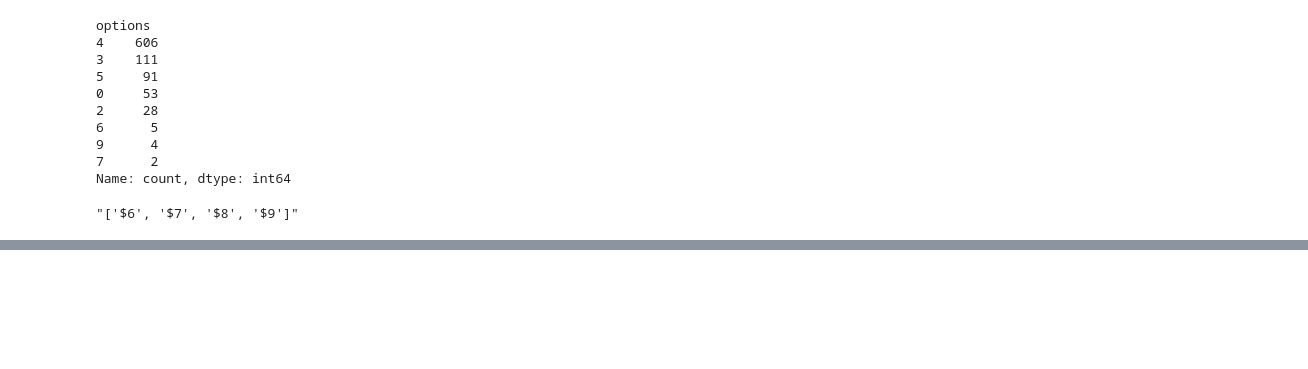
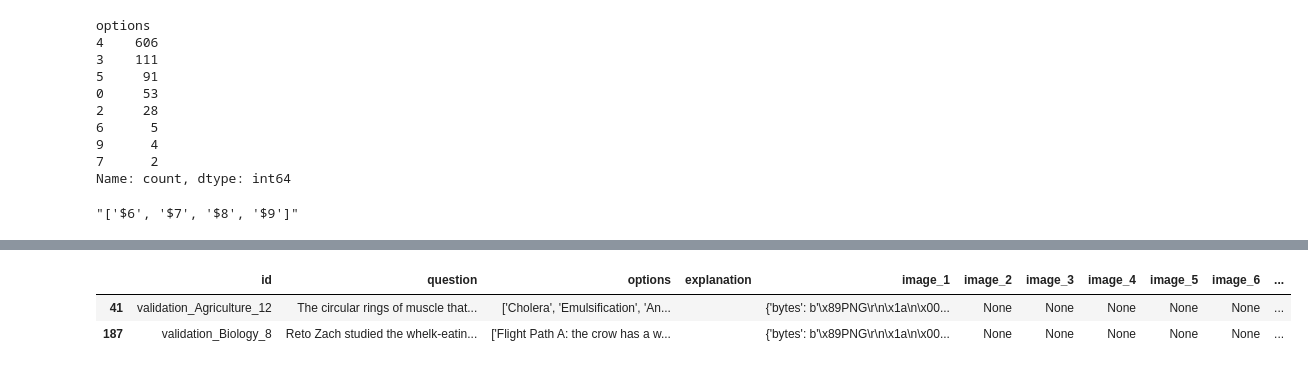
Before and after one commit to vision-x-nyu/test-set-training, a Jupyter notebook: notebooks/mmmu.ipynb, the cells around one changed output, grey strips where cells are left out. Saved outputs shown, nothing was run; the diff lists cells and outputs as text; code cells hidden in the pictures; blank space fills up the shorter version.

```diff
--- a/notebooks/mmmu.ipynb
+++ b/notebooks/mmmu.ipynb
@@ -148,0 +278,16 @@ df.options[0]
+# %%
+from sentence_transformers import SentenceTransformer
+from scipy.cluster.hierarchy import linkage
+import numpy as np, pandas as pd
+
+model  = SentenceTransformer("all-MiniLM-L6-v2")   # or any embedding you like
+labels = df['subfield'].tolist()                  # your 130 × 1 series
+X      = model.encode(labels)                     # (n, 384)
+
+Z = linkage(X, method="average", metric="cosine") # produces the dendrogram
+# %%
+from sknetwork.hierarchy import cut_balanced      # pip install scikit-network
+
+balanced_labels = cut_balanced(Z, max_cluster_size=200)  # ≤ 15 per bucket
+df['cluster'] = balanced_labels
+df.head()
@@ -148,0 +315,6 @@ df.options[0]
+# %%
+df[df["cluster"].isin([8])]
+# %% [output]
+|  | id | question | options | explanation | image_1 | image_2 | image_3 | image_4 | image_5 | image_6 | ... |
+| 41 | validation_Agriculture_12 | The circular rings of muscle that... | ['Cholera', 'Emulsification', 'An... |  | {'bytes': b'\x89PNG\r\n\x1a\n\x00... | None | None | None | None | None | ... |
+| 187 | validation_Biology_8 | Reto Zach studied the whelk-eatin... | ['Flight Path A: the crow has a w... |  | {'bytes': b'\x89PNG\r\n\x1a\n\x00... | None | None | None | None | None | ... |
```
Also changed, not shown: parts of 11 cells of this notebook, 3 other files.
